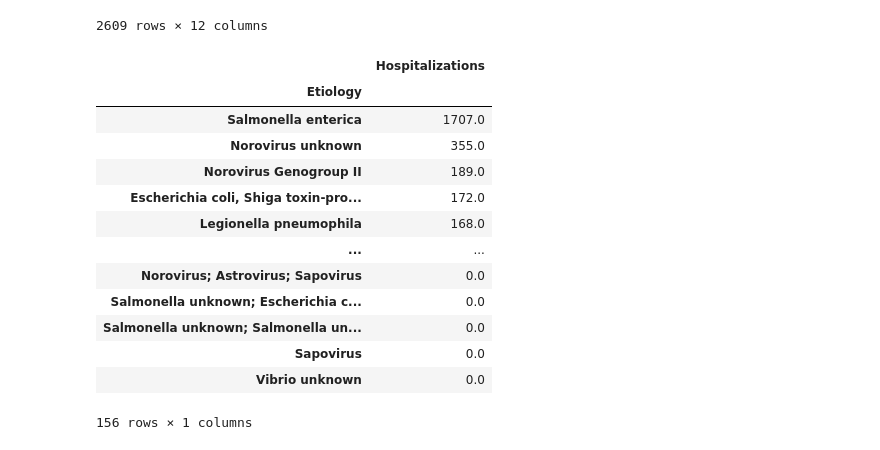
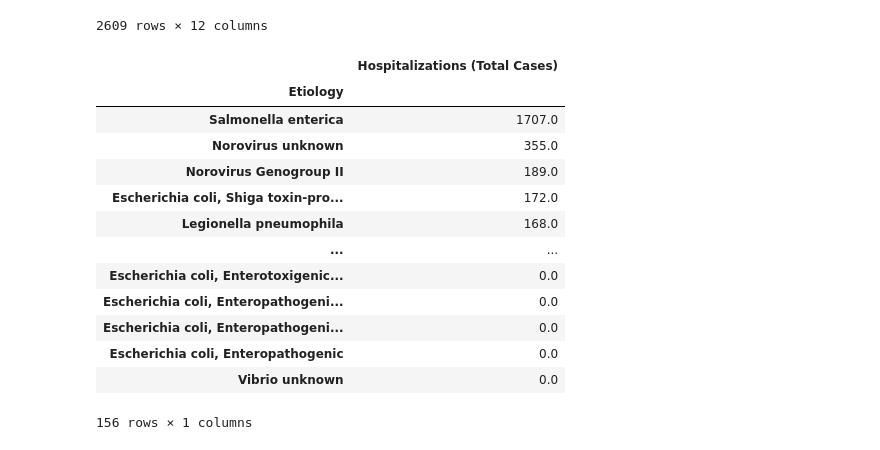
Before and after one commit to InsomniYak28/group_project_1, a Jupyter notebook: Death_and_hospitalization.ipynb, the cells around one changed output. Cells and saved outputs as stored; diff of their text form; code cells hidden in the pictures.

```diff
--- a/Death_and_hospitalization.ipynb
+++ b/Death_and_hospitalization.ipynb
@@ -24,11 +24,12 @@ outbreak_df
 # %%
 et_year = outbreak_df.groupby(["Etiology"])
 
 hosp_ets = pd.DataFrame(et_year["Hospitalizations"].sum())
-hosp_ets = hosp_year.sort_values(by=["Hospitalizations"],ascending = False)
+hosp_ets = hosp_ets.sort_values(by=["Hospitalizations"],ascending = False)
+hosp_ets = hosp_ets.rename(columns={"Hospitalizations":"Hospitalizations (Total Cases)"})
 hosp_ets
 # %% [output]
-|  | Hospitalizations |
+|  | Hospitalizations (Total Cases) |
 | Etiology |  |
 | Salmonella enterica | 1707.0 |
 | Norovirus unknown | 355.0 |
@@ -36,9 +37,9 @@ hosp_ets
 | Escherichia coli, Shiga toxin-pro... | 172.0 |
 | Legionella pneumophila | 168.0 |
 | ... | ... |
-| Norovirus; Astrovirus; Sapovirus | 0.0 |
-| Salmonella unknown; Escherichia c... | 0.0 |
-| Salmonella unknown; Salmonella un... | 0.0 |
-| Sapovirus | 0.0 |
+| Escherichia coli, Enterotoxigenic... | 0.0 |
+| Escherichia coli, Enteropathogeni... | 0.0 |
+| Escherichia coli, Enteropathogeni... | 0.0 |
+| Escherichia coli, Enteropathogenic | 0.0 |
 | Vibrio unknown | 0.0 |
 156 rows × 1 columns
```
Also changed, not shown: parts of 36 cells of this notebook, 19 other files.
